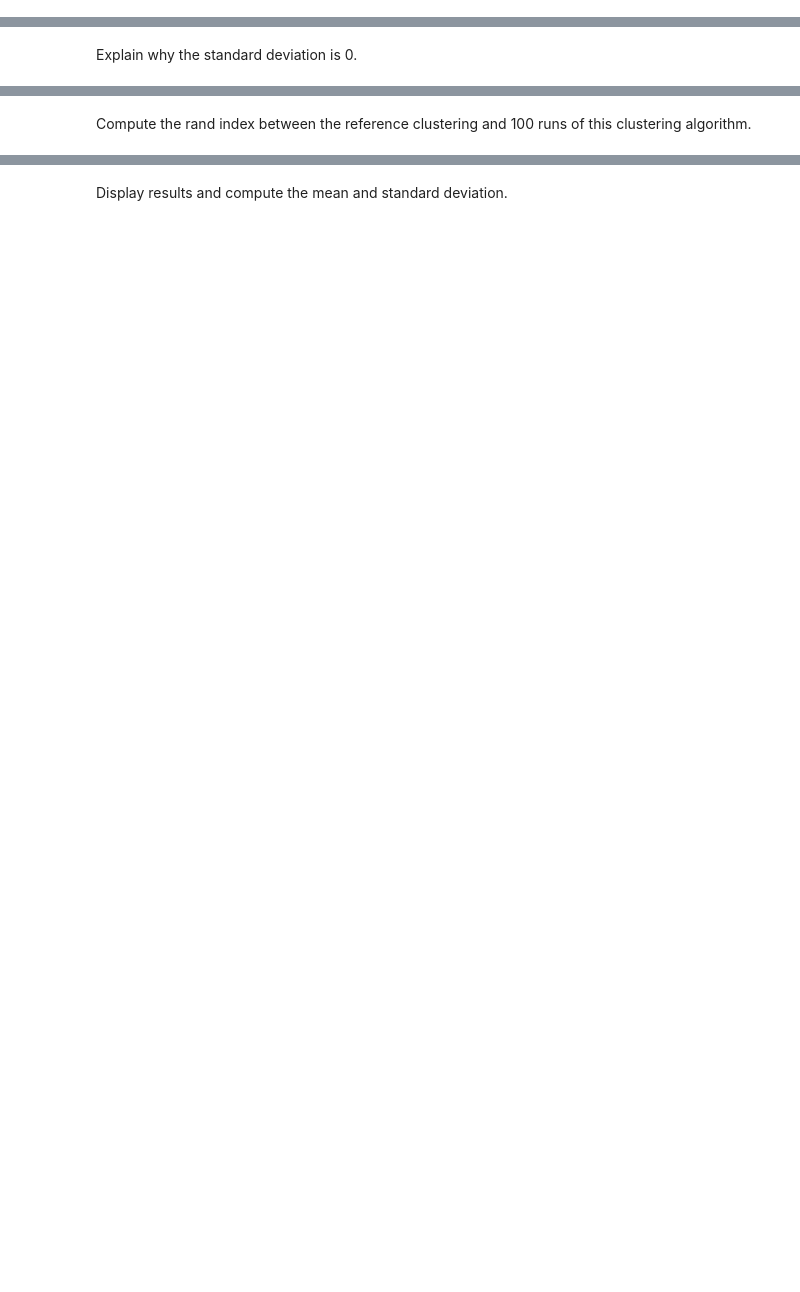
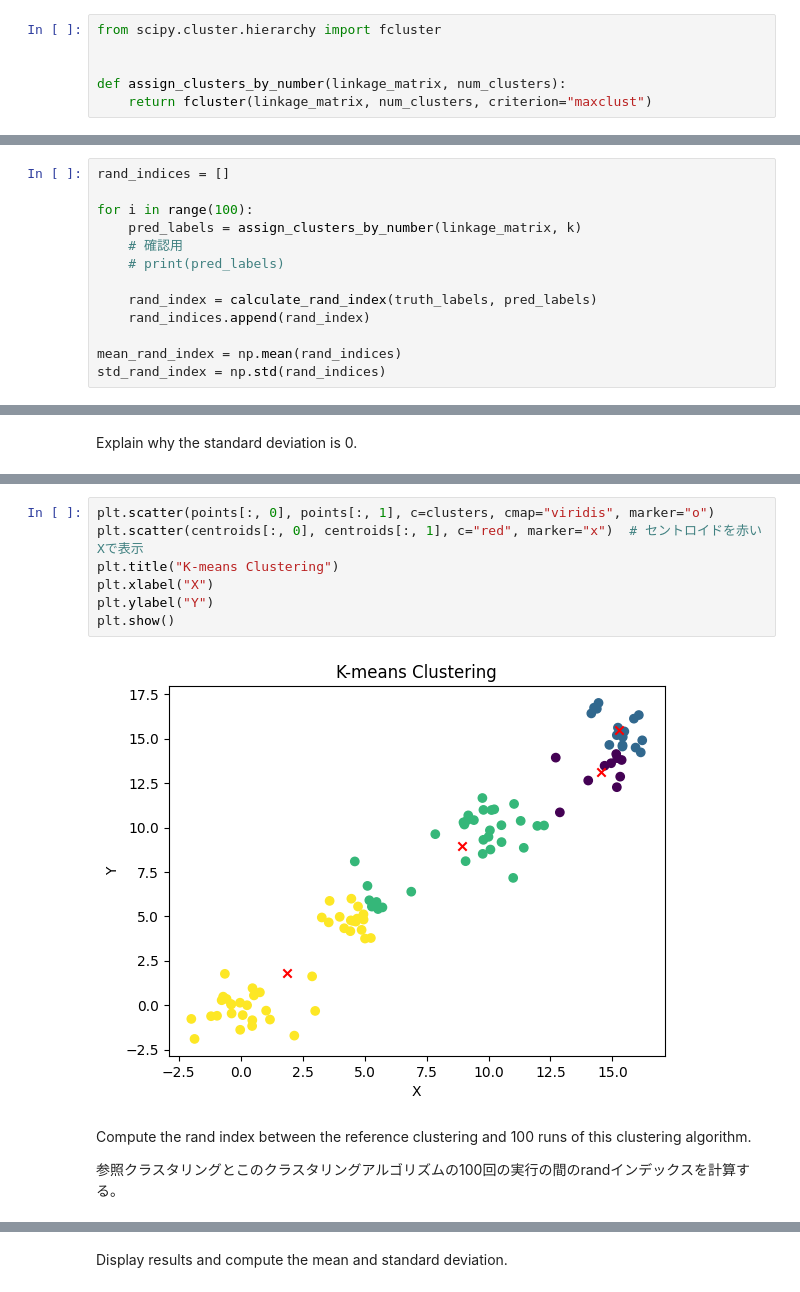
Before and after one commit to soso0024/python-ARTIN, a Jupyter notebook: Lab1/artinClustering.ipynb, the cells around one changed output, grey strips where cells are left out. Drawn from its saved outputs; the diff is of its cells as text; blank space fills up the shorter version.

```diff
--- a/Lab1/artinClustering.ipynb
+++ b/Lab1/artinClustering.ipynb
@@ -245,0 +194,6 @@ Implement a clustering algorithm that cuts the dendrogram in order to produce k
+# %%
+from scipy.cluster.hierarchy import fcluster
+
+
+def assign_clusters_by_number(linkage_matrix, num_clusters):
+    return fcluster(linkage_matrix, num_clusters, criterion="maxclust")
@@ -248,2 +225,15 @@ Compute the rand index between the reference clustering and 100 runs of this clu
+# %%
+rand_indices = []
+
+for i in range(100):
+    pred_labels = assign_clusters_by_number(linkage_matrix, k)
+    # 確認用
+    # print(pred_labels)
+
+    rand_index = calculate_rand_index(truth_labels, pred_labels)
+    rand_indices.append(rand_index)
+
+mean_rand_index = np.mean(rand_indices)
+std_rand_index = np.std(rand_indices)
 # %% [markdown]
 Display results and compute the mean and standard deviation.
@@ -260,2 +302,13 @@ Hint: please consider the cdist function from scipy.spatial.distance to compute
+# %%
+plt.scatter(points[:, 0], points[:, 1], c=clusters, cmap="viridis", marker="o")
+plt.scatter(centroids[:, 0], centroids[:, 1], c="red", marker="x")  # セントロイドを赤いXで表示
+plt.title("K-means Clustering")
+plt.xlabel("X")
+plt.ylabel("Y")
+plt.show()
+# %% [output]
+[figure, added]
 # %% [markdown]
 Compute the rand index between the reference clustering and 100 runs of this clustering algorithm.
+
+参照クラスタリングとこのクラスタリングアルゴリズムの100回の実行の間のrandインデックスを計算する。
```
Also changed, not shown: parts of 26 cells of this notebook, 1 other file.
